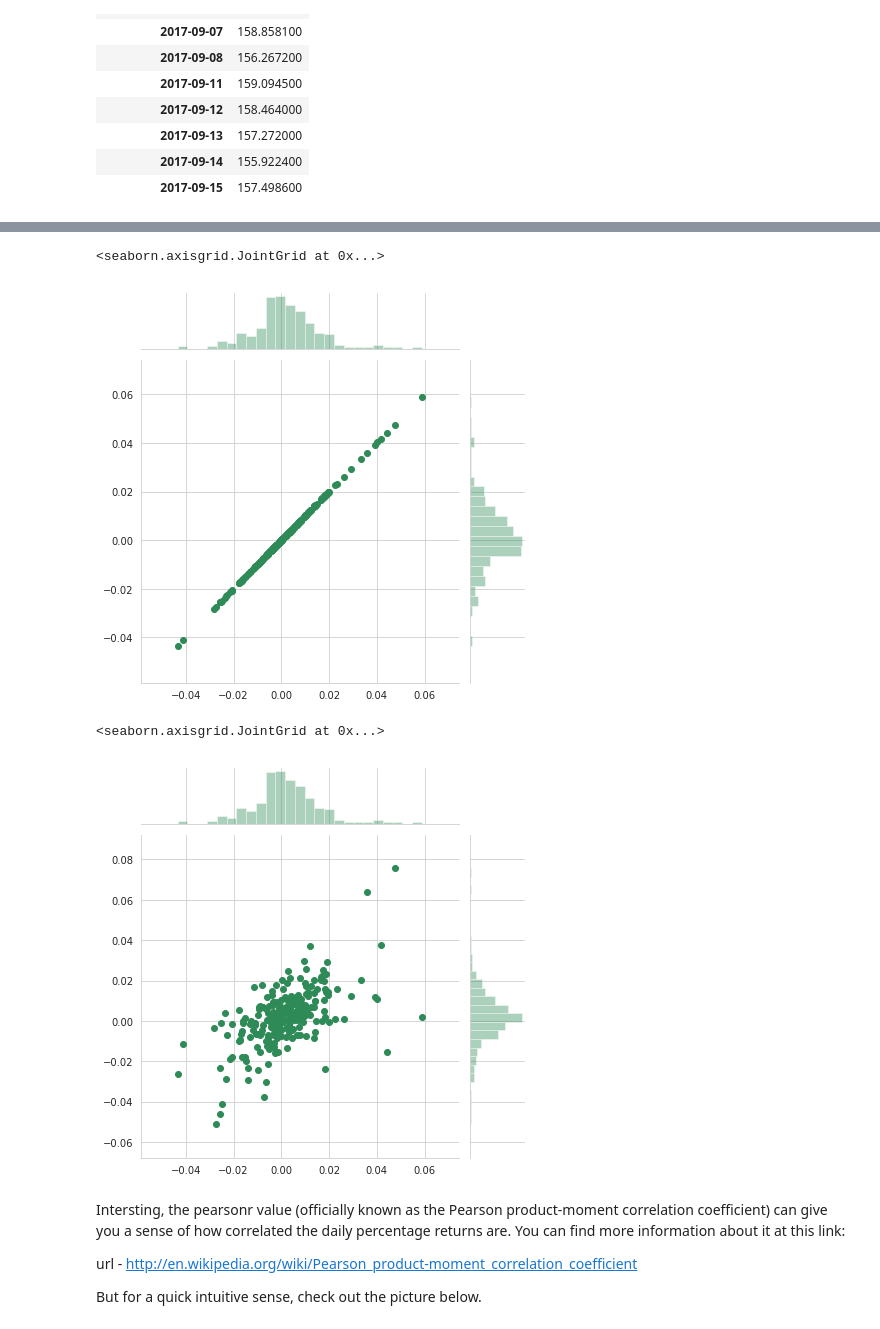
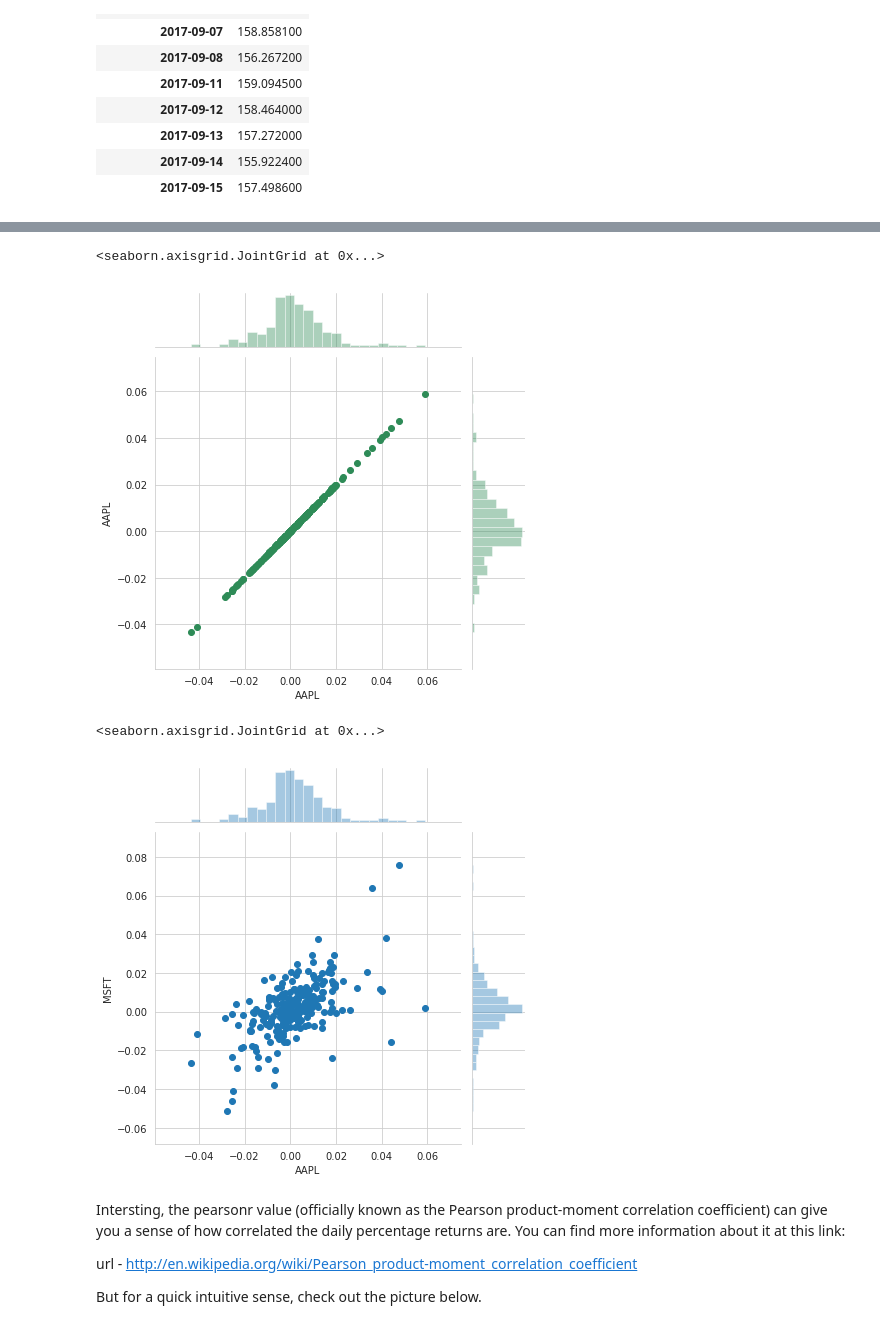
Before and after one commit to easypanda/Udemy, a Jupyter notebook: Python for Data Analysis and visualization/Stock Market Analysis.ipynb, the cells around one changed output, grey strips where cells are left out. Saved outputs shown, nothing was run; the diff lists cells and outputs as text; code cells hidden in the pictures.

```diff
--- a/Python for Data Analysis and visualization/Stock Market Analysis.ipynb
+++ b/Python for Data Analysis and visualization/Stock Market Analysis.ipynb
@@ -184,7 +183,7 @@ AAPL['daily_return'].hist(figsize=(10,4))
 [figure]
 # %%
 #Having every closing price in one DataFrame
-closing_df = pd.DataFrame(all_prices_['close_price'])
+closing_df = pd.DataFrame(data.get_data_robinhood((tech_list), start = start,end = end)['close_price'])
 # %%
 closing_df.head(10)
 # %% [output]
@@ -200,5 +199,14 @@ closing_df.head(10)
 |  | 2017-09-13 | 157.272000 |
 |  | 2017-09-14 | 155.922400 |
 |  | 2017-09-15 | 157.498600 |
+# %%
+#Processing the closing_df to be able to analyse it
+closing_df.reset_index(drop=False,inplace=True)
+# %%
+closing_df = closing_df.pivot(index='begins_at', columns='symbol', values='close_price')
+# %%
+for i in tech_list:
+        closing_df[i] = closing_df[i].replace(",",".").astype("float")
+        pd.DataFrame(closing_df)
 # %%
 # Make a new tech returns DataFrame
@@ -223,15 +229,15 @@ tech_rets.head(10)
 # %%
 #let's plot them!
-sns.jointplot(tech_rets.loc['AAPL'],tech_rets.loc['AAPL'],tech_rets,kind = 'scatter',color = 'seagreen')
+sns.jointplot('AAPL','AAPL',tech_rets,kind = 'scatter',color = 'seagreen')
 # %% [output]
 <seaborn.axisgrid.JointGrid at 0x...>
-[figure, old version]
+[figure, new version]
 # %%
 #Compare two companies
-sns.jointplot(tech_rets.loc['AAPL'],tech_rets.loc['MSFT'],tech_rets,kind = 'scatter',color = 'seagreen')
+sns.jointplot('AAPL','MSFT',tech_rets,kind = 'scatter')
 # %% [output]
 <seaborn.axisgrid.JointGrid at 0x...>
-[figure, old version]
+[figure, new version]
 # %% [markdown]
 Intersting, the pearsonr value (officially known as the Pearson product-moment correlation coefficient) can give you a sense of how correlated the daily percentage returns are. You can find more information about it at this link:
 
```
Also changed, not shown: parts of 26 cells of this notebook.
